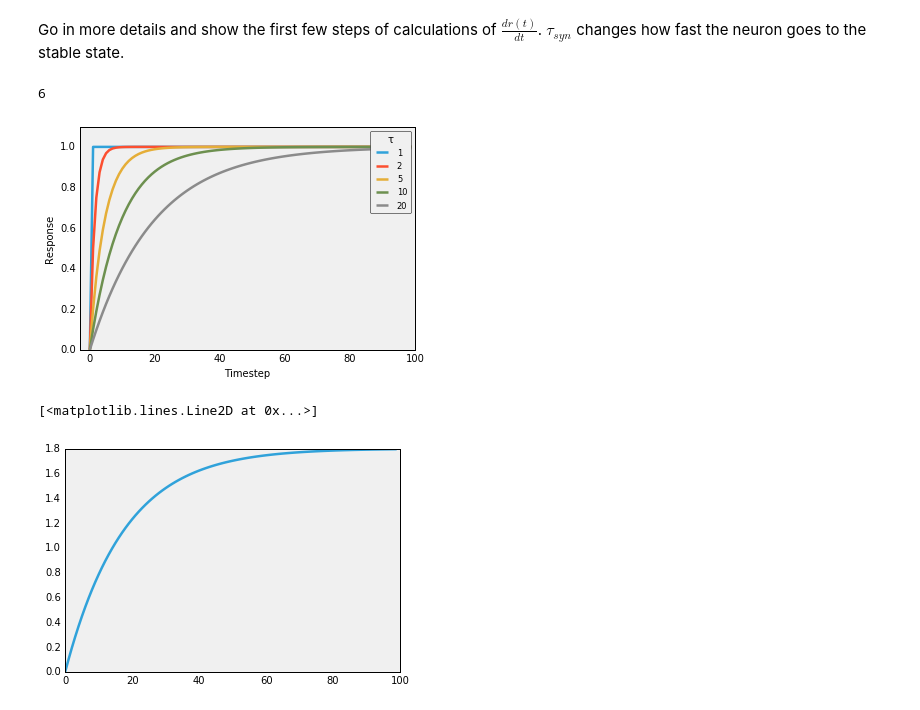
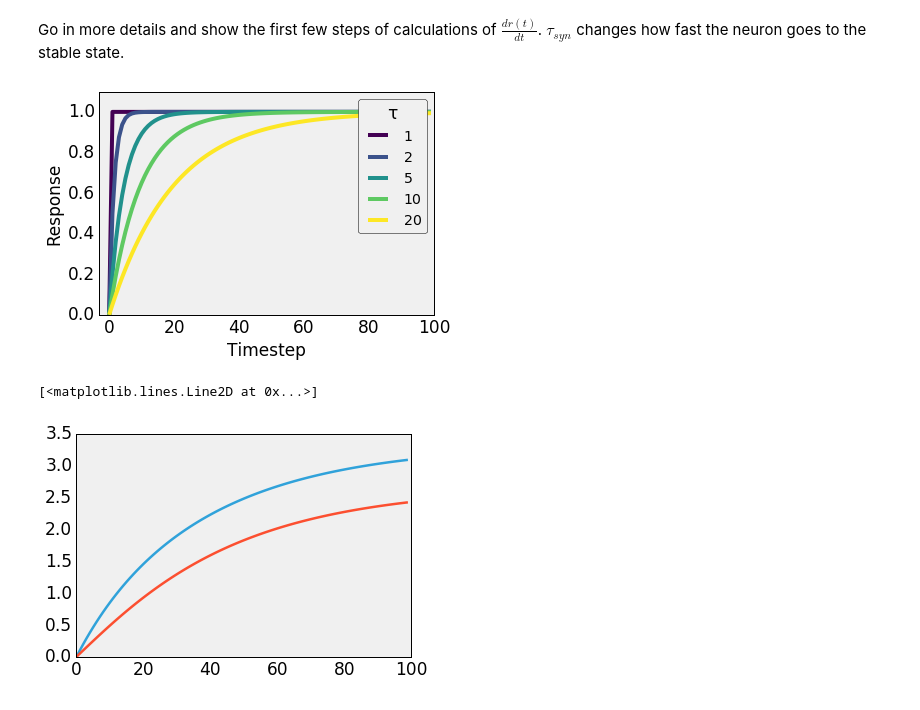
Before and after one commit to masenov/HonoursProject, a Jupyter notebook: Python/Experiments_7.ipynb, the cells around one changed output. Saved outputs shown, nothing was run; the diff lists cells and outputs as text; code cells hidden in the pictures.

```diff
--- a/Python/Experiments_7.ipynb
+++ b/Python/Experiments_7.ipynb
@@ -32,27 +32,25 @@ So every time step the change in the rate of the neuron is:
 $\frac{dr(t)}{dt}=\cfrac{-r(t)+in}{\tau_{syn}}$
 # %% [markdown]
 Go in more details and show the first few steps of calculations of $\frac{dr(t)}{dt}$. $\tau_{syn}$ changes how fast the neuron goes to the stable state.
-# %%
-len(nosn)
-# %% [output]
-6
 # %%
+# http://matplotlib.org/examples/color/colormaps_reference.html
+mpl.rcParams.update({'font.size': 17})
 nosn = [1,2,5,10,20]
-setNumberOfColors(len(nosn))
+colors = mpl.cm.viridis(np.linspace(0, 1, len(nosn)))
 for k in range(len(nosn)):
     tau = nosn[k]
     r = np.zeros(100)
     inp = 1
     drdt = 0
     for i in range(99):
         drdt = (-r[i] + inp)/tau
         r[i+1] = r[i] + drdt
-    plt.plot(r, label=tau)
+    plt.plot(r, label=tau, linewidth=4.0, color=colors[k])
 plt.legend(title='τ'.decode('utf-8'))
 plt.xlabel('Timestep')
 plt.ylabel('Response')
 plt.ylim([0,1.1])
 plt.xlim([-3,100])
 plt.savefig('../Report/Pictures/experiments/rnn/simple.png', dpi=200,bbox_inches='tight')
 # %% [output]
-[figure, old version]
+[figure, new version]
@@ -60,16 +60,17 @@ plt.savefig('../Report/Pictures/experiments/rnn/simple.png', dpi=200,bbox_inches
 tau = 20
 r1 = np.zeros(100)
 r2 = np.zeros(100)
-inp1 = 2
+inp1 = 1
 inp2 = 2
 drdt1 = 0
 drdt2 = 0
 for i in range(99):
-    drdt1 = (-r1[i] + inp1)/tau
+    drdt1 = (-r1[i] + inp1 + 0.5*r2[i])/tau
     r1[i+1] = r1[i] + drdt1
-    drdt2 = (-r2[i] + inp2 - 0.1*r1[i])/tau
+    drdt2 = (-r2[i] + inp2 + 0.5*r1[i])/tau
     r2[i+1] = r2[i] + drdt2
 plt.plot(r2)
+plt.plot(r1)
 # %% [output]
 [<matplotlib.lines.Line2D at 0x...>]
-[figure, old version]
+[figure, new version]
```
Also changed, not shown: parts of 2 cells of this notebook, 20 other files.
